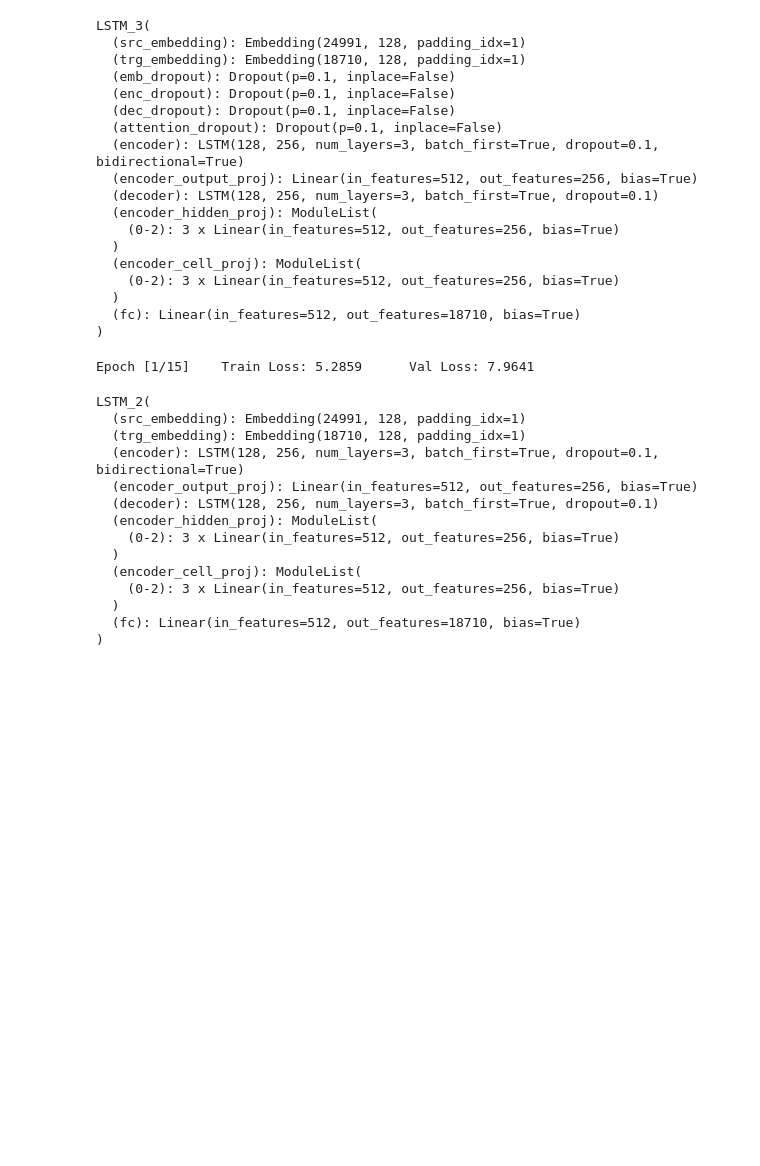
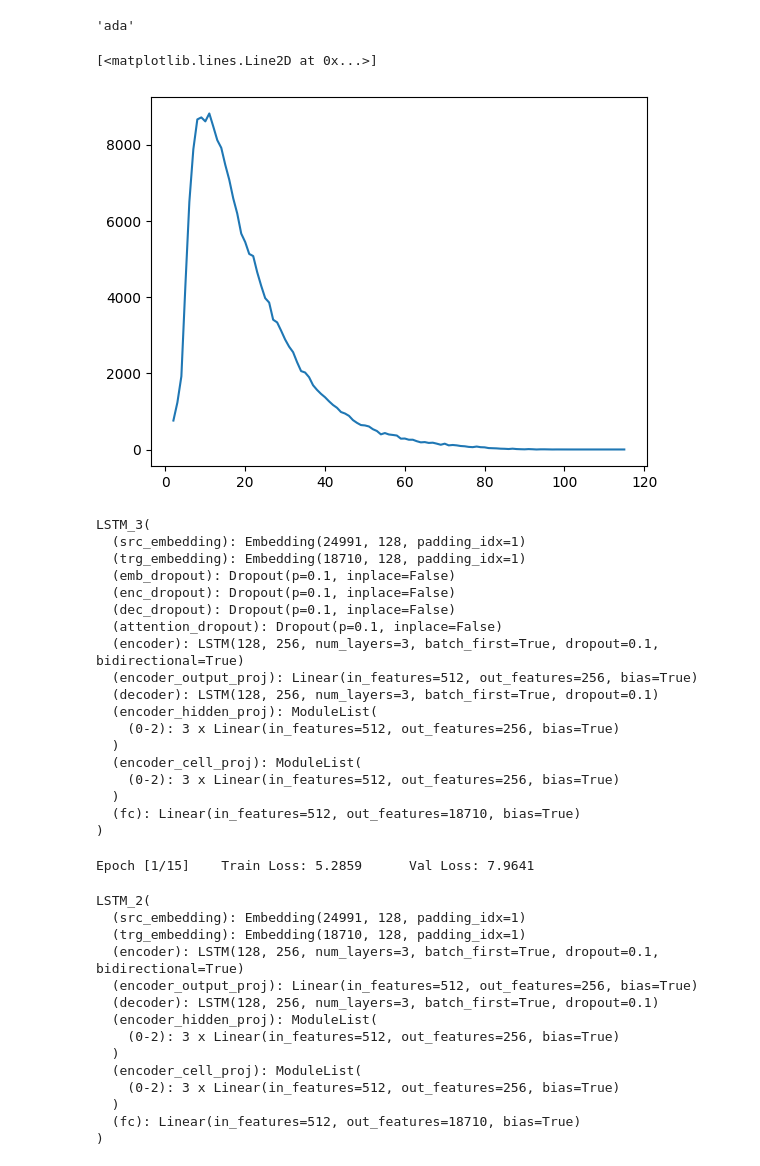
Before and after one commit to sacr1ficerq/de-en-lstm, a Jupyter notebook: src/test.ipynb, the cells around one changed output. Drawn from its saved outputs; the diff is of its cells as text; code cells hidden in the pictures; blank space fills up the shorter version.

```diff
--- a/src/test.ipynb
+++ b/src/test.ipynb
@@ -4,5 +12,5 @@
 # %%
-from lstm3 import train
+from lstm3 import LSTM_3
 
 from config import filenames, folders
 
@@ -17,9 +25,6 @@ config = {
     # 'max_len': 24,
     'min_freq_src': 5,
     'min_freq_trg': 5,
-
-    'src_vocab_size': 24991,
-    'trg_vocab_size': 18710,
 
     'embedding_dim': 128,
     'hidden_size': 256,
@@ -56,9 +61,10 @@ def plot_losses(train_losses, val_losses):
     plt.grid()
     plt.show()
 # %%
-from dataset import Vocab
-vocab_src = Vocab(filenames['train_src'], min_freq=config['min_freq_src'])
-vocab_trg = Vocab(filenames['train_trg'], min_freq=config['min_freq_trg'])
+from dataset2 import Vocab
+from config import filenames
+vocab_src = Vocab(filenames['train_src'], min_freq=config['min_freq_src'], use_sub=False, use_bpe=True)
+vocab_trg = Vocab(filenames['train_trg'], min_freq=config['min_freq_trg'], use_sub=False)
 # %%
 print(len(vocab_src))
 print(len(vocab_trg))
@@ -68,11 +114,12 @@ print(len(vocab_trg))
 # %%
-from dataset import TranslationDataset
+from dataset2 import TranslationDataset
 train_dataset = TranslationDataset(vocab_src,
                                 vocab_trg,
                                 filenames['train_src'],
                                 filenames['train_trg'],
-                                max_len=config['max_len'],
-                                device=device)
+                                max_len=48,
+                                device=device,
+                                sort_lengths=False)
 val_dataset = TranslationDataset(vocab_src,
                                 vocab_trg,
                                 filenames['test_src'],
@@ -80,3 +127,19 @@ val_dataset = TranslationDataset(vocab_src,
                                 max_len=72,
                                 device=device,
                                 sort_lengths=False)
+# %%
+vocab_src.decode_idx(93)
+# %% [output]
+'ada'
+# %%
+lens = train_dataset.cnt_src.keys()
+freq = train_dataset.cnt_src.values()
+z = list(zip(lens, freq))
+
+z.sort()
+lens = [t[0] for t in z]
+freq = [t[1] for t in z]
+plt.plot(lens, freq)
+# %% [output]
+[<matplotlib.lines.Line2D at 0x...>]
+[figure, added]
```
Also changed, not shown: parts of 9 cells of this notebook, 5 other files.
